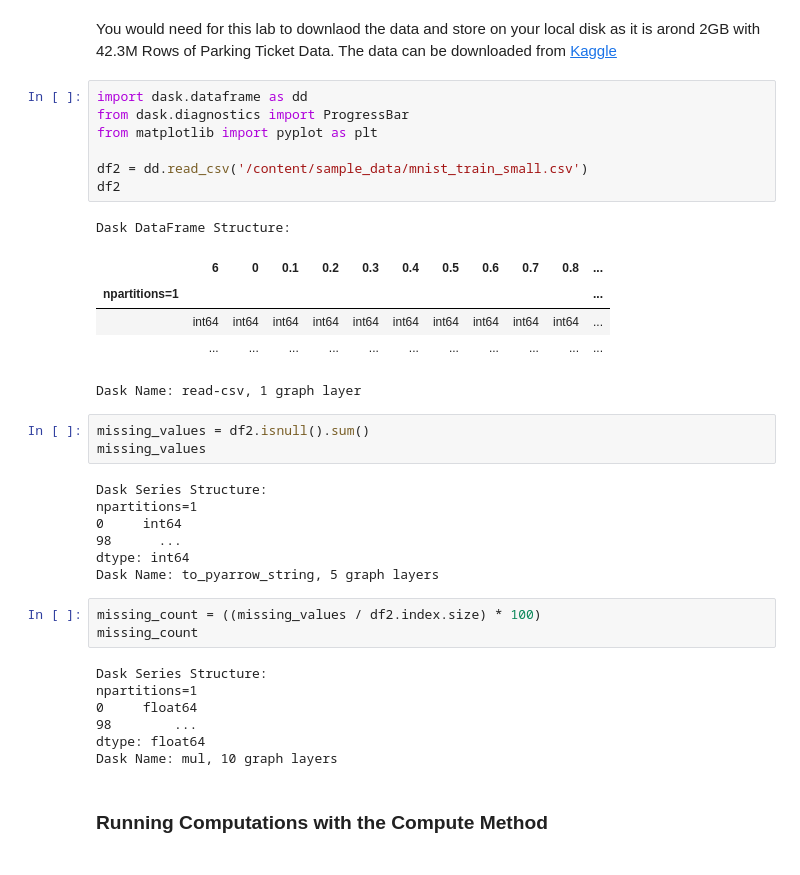
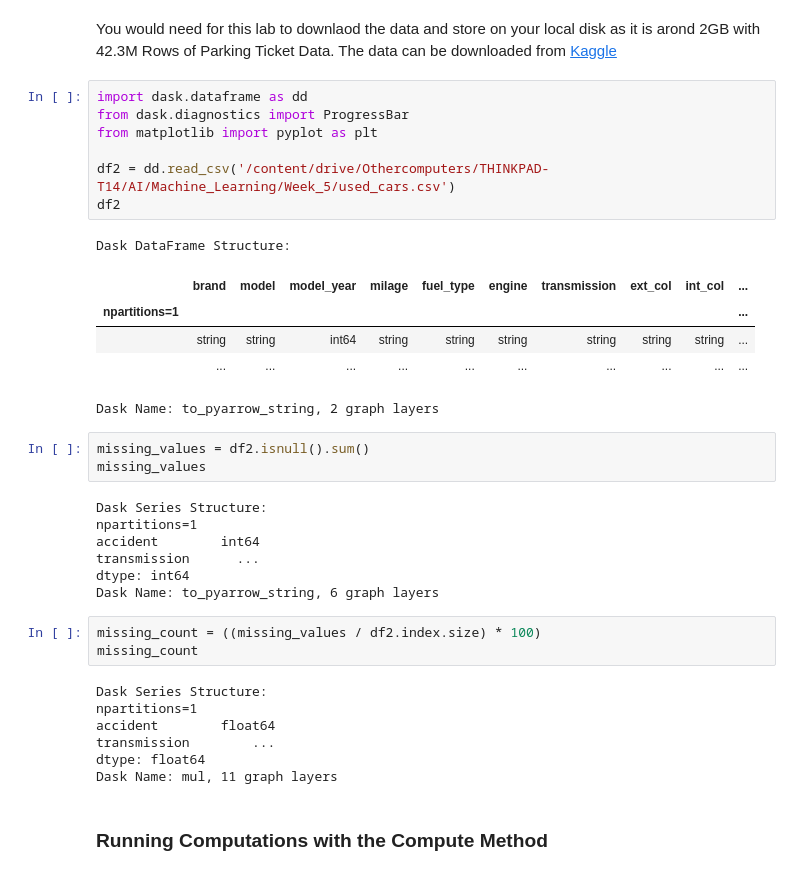
Before and after one commit to falawar7/AAI614_ELAWAR, a Jupyter notebook: Week7/FE_Notebook7_2.ipynb, the cells around one changed output. Drawn from its saved outputs; the diff is of its cells as text.

Commit message:
Replaced with Used Cars.csv

```diff
--- a/Week7/FE_Notebook7_2.ipynb
+++ b/Week7/FE_Notebook7_2.ipynb
@@ -213,37 +213,37 @@ You would need for this lab to downlaod the data and store on your local disk as
 # %%
 import dask.dataframe as dd
 from dask.diagnostics import ProgressBar
 from matplotlib import pyplot as plt
 
-df2 = dd.read_csv('/content/sample_data/mnist_train_small.csv')
+df2 = dd.read_csv('/content/drive/Othercomputers/THINKPAD-T14/AI/Machine_Learning/Week_5/used_cars.csv')
 df2
 # %% [output]
 Dask DataFrame Structure:
-|  | 6 | 0 | 0.1 | 0.2 | 0.3 | 0.4 | 0.5 | 0.6 | 0.7 | 0.8 | ... |
-| npartitions=1 |  |  |  |  |  |  |  |  |  |  | ... |
-|  | int64 | int64 | int64 | int64 | int64 | int64 | int64 | int64 | int64 | int64 | ... |
-|  | ... | ... | ... | ... | ... | ... | ... | ... | ... | ... | ... |
+|  | brand | model | model_year | milage | fuel_type | engine | transmission | ext_col | int_col | ... |
+| npartitions=1 |  |  |  |  |  |  |  |  |  | ... |
+|  | string | string | int64 | string | string | string | string | string | string | ... |
+|  | ... | ... | ... | ... | ... | ... | ... | ... | ... | ... |
-Dask Name: read-csv, 1 graph layer
+Dask Name: to_pyarrow_string, 2 graph layers
 # %%
 missing_values = df2.isnull().sum()
 missing_values
 # %% [output]
 Dask Series Structure:
 npartitions=1
-0     int64
-98      ...
+accident        int64
+transmission      ...
 dtype: int64
-Dask Name: to_pyarrow_string, 5 graph layers
+Dask Name: to_pyarrow_string, 6 graph layers
 # %%
 missing_count = ((missing_values / df2.index.size) * 100)
 missing_count
 # %% [output]
 Dask Series Structure:
 npartitions=1
-0     float64
-98        ...
+accident        float64
+transmission        ...
 dtype: float64
-Dask Name: mul, 10 graph layers
+Dask Name: mul, 11 graph layers
 # %% [markdown]
 ### Running Computations with the Compute Method
 # %%
```
Also changed, not shown: parts of 4 cells of this notebook.
